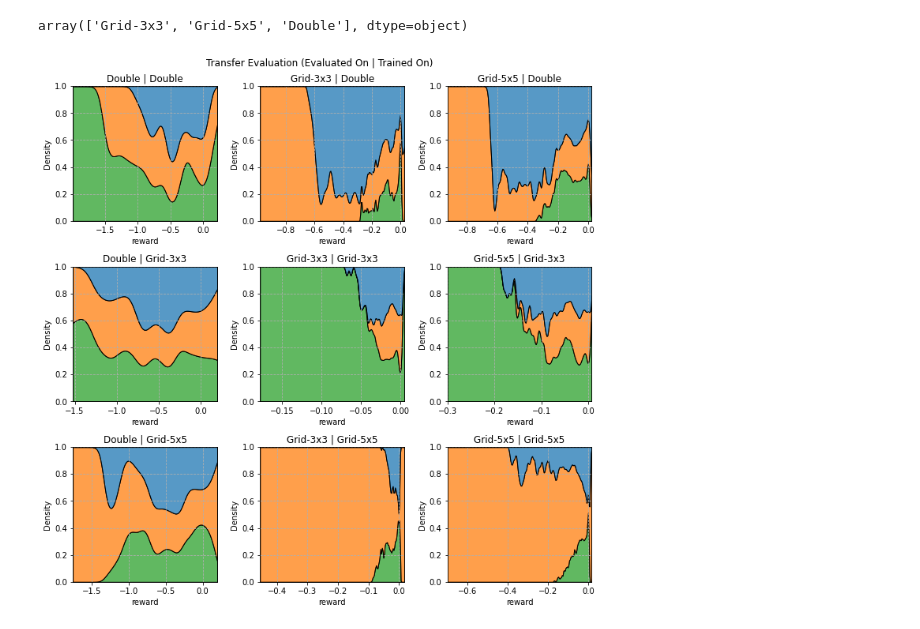
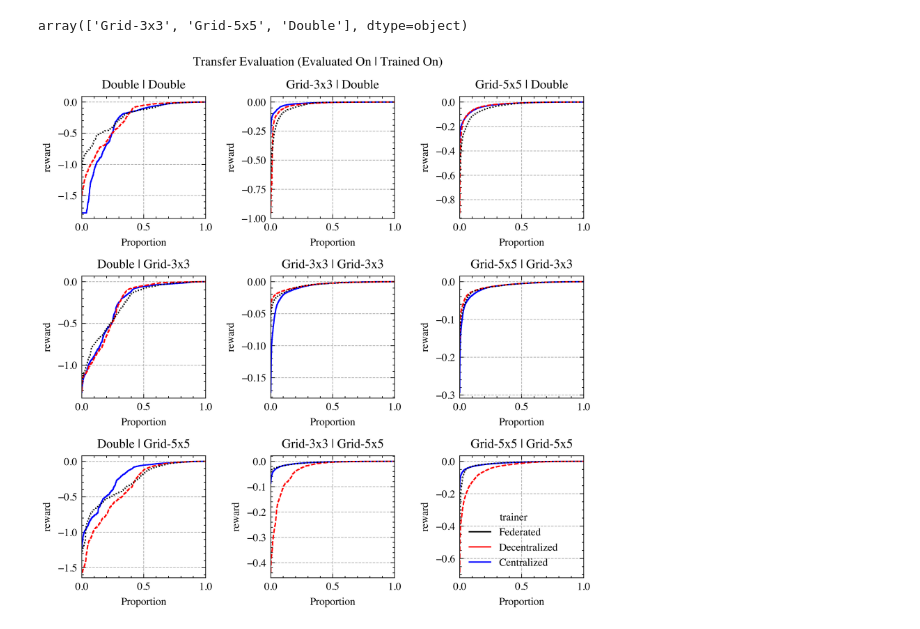
Before and after one commit to nathaniel-hudson/SUMO-FedRL, a Jupyter notebook: notebooks/Experiments Analysis.ipynb, the cells around one changed output. Saved outputs shown, nothing was run; the diff lists cells and outputs as text; code cells hidden in the pictures.

```diff
--- a/notebooks/Experiments Analysis.ipynb
+++ b/notebooks/Experiments Analysis.ipynb
@@ -4,6 +4,9 @@ import numpy as np
 import pandas as pd
 import seaborn as sns
 from os.path import join
+
+plt.style.use(['science', 'ieee', 'no-latex'])
+major, minor = 5.0, 3.0
 # %%
 rewards_df = pd.read_csv(join("..", "out", "experiments", "digital", "rewards.csv"))
 rewards_df["trainer_intersection"].replace({
@@ -16,6 +19,11 @@ rewards_df["netfile"].replace({
     "grid_5x5": "Grid-5x5",
     "double_loop": "Double"
 }, inplace=True)
+rewards_df["trainer"].replace({
+    "FedRL": "Federated",
+    "MARL": "Decentralized",
+    "SARL": "Centralized"
+}, inplace=True)
 rewards_df.head()
 # %% [output]
 |  | Unnamed: 0 | tls_id | reward | netfile | step | n_vehicles | policy | trainer | trainer_intersection | ... |
@@ -82,6 +95,6 @@ dict_keys([('FedRL', 'ranked'), ('FedRL', 'unranked'), ('MARL', 'ranked'), ('MAR
 # %%
 RANKS = ["ranked", "unranked"]
-TRAINERS = ["FedRL", "MARL", "SARL"]
+TRAINERS = ["Federated", "Decentralized", "Centralized"]
 
 vmin, vmax = float("inf"), float("-inf")
 for matrix in matrices.values():
@@ -89,7 +102,7 @@ for matrix in matrices.values():
     vmin = min(vmin, mat.min())
     vmax = max(vmax, mat.max())
 
-fig, axes = plt.subplots(nrows=len(RANKS), ncols=len(TRAINERS), figsize=(12, 6))
+fig, axes = plt.subplots(nrows=len(RANKS), ncols=len(TRAINERS), figsize=(8, 4.75))
 
 for row, ranked in enumerate(RANKS):
     for col, trainer in enumerate(TRAINERS):
@@ -121,26 +134,28 @@ array(['Grid-3x3', 'Grid-5x5', 'Double'], dtype=object)
 # %%
 netfiles = ["Double", "Grid-3x3", "Grid-5x5"]
 
-fig, ax = plt.subplots(nrows=len(netfiles), ncols=len(netfiles), figsize=(10, 10))
+fig, ax = plt.subplots(nrows=len(netfiles), ncols=len(netfiles), figsize=(6, 6))
 for row, trained_on in enumerate(netfiles):
     for col, eval_on in enumerate(netfiles):
         q = f"trainer_intersection == '{trained_on}' and netfile == '{eval_on}'"
-        sns.kdeplot(
+        sns.ecdfplot(
             data=rewards_df.query(q),
-            x="reward",
+            y="reward",
             hue="trainer",
             ax=ax[row, col],
-            multiple="fill",
-            legend=False,
-        )#.set(yscale="log")
+            # multiple="stack",
+            # legend=False,
+        ).set(yscale="linear")
         ax[row, col].set_title(f"{eval_on} | {trained_on}")
         ax[row, col].grid(which="major", linestyle="--")
-        # handles, labels = axes[row, col].get_legend_handles_labels()
-        # axes[row, col].get_legend().remove()
+        # handles, labels = ax[row, col].get_legend_handles_labels()
+        # print(handles, labels)
+        if not (row == len(netfiles) - 1 and col == len(netfiles) - 1):
+            ax[row, col].get_legend().remove()
 
 # fig.legend(handles, labels, frameon=False, ncol=3, loc="upper center", bbox_to_anchor=(0.5, 1.05))
 plt.suptitle("Transfer Evaluation (Evaluated On | Trained On)")
 plt.tight_layout()
 plt.show()
 # %% [output]
-[figure, old version]
+[figure, new version]
```
Also changed, not shown: parts of 5 cells of this notebook, 15 other files.
